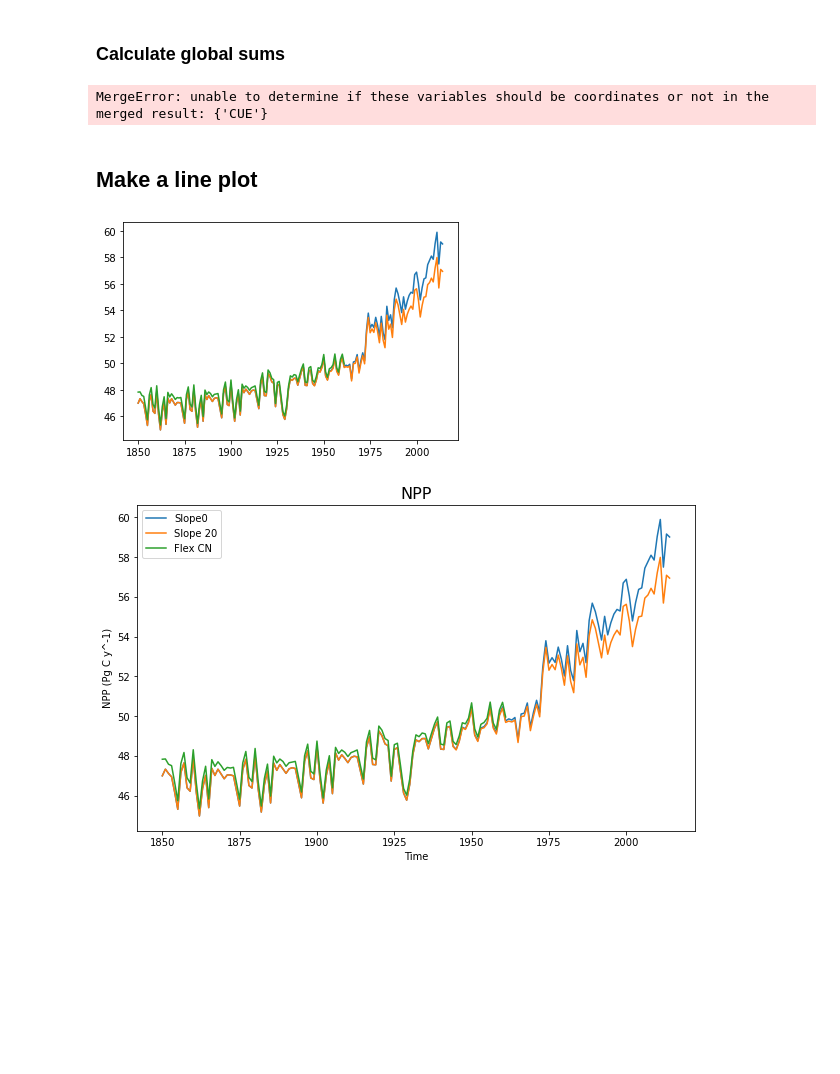
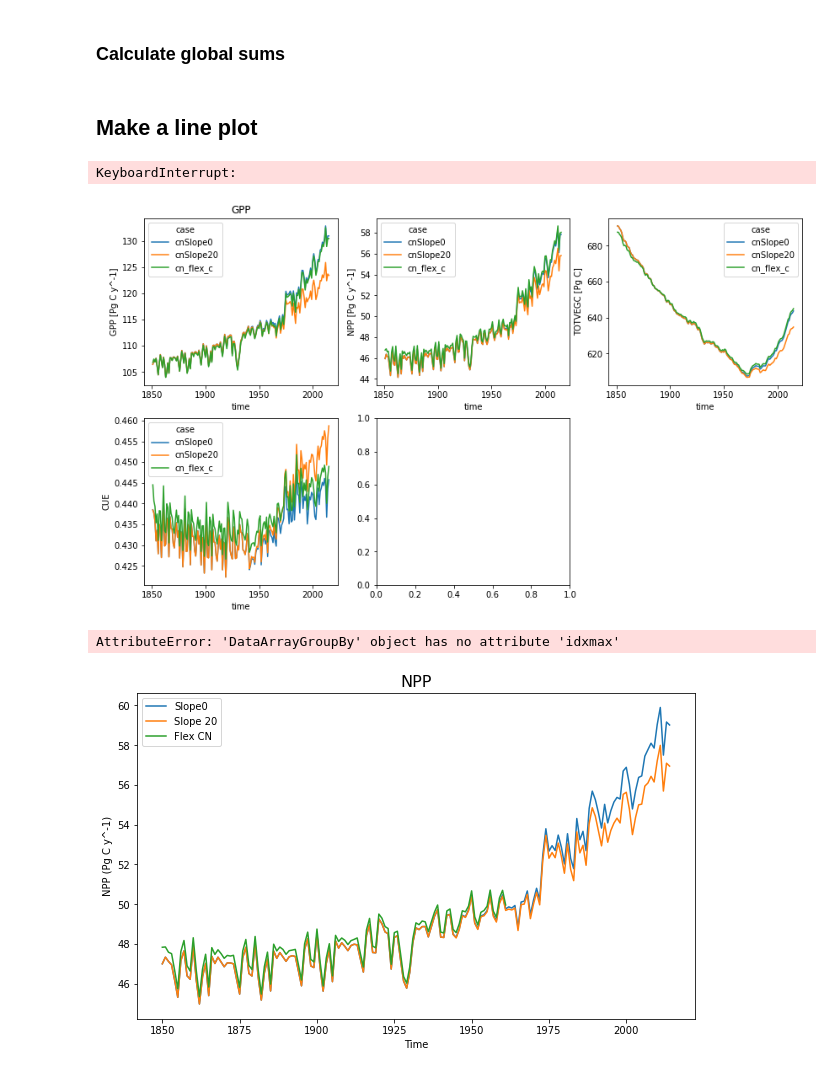
Before and after one commit to emhauser/Foliar-Stoichiometry_CO2, a Jupyter notebook: CN_CO2Global.ipynb, the cells around one changed output. Saved outputs shown, nothing was run; the diff lists cells and outputs as text; code cells hidden in the pictures; blank space fills up the shorter version.

```diff
--- a/CN_CO2Global.ipynb
+++ b/CN_CO2Global.ipynb
@@ -171,0 +135,8 @@ mean_dataset['CUE'] = mean_dataset.NPP/mean_dataset.GPP
+# %%
+# sets minimum GPP, here 10 gC/m2/y,
+# using a small value (> 0) prevents absure CUE calculations
+minGPP = 10.
+dsAnn['GPP'] = dsAnn.GPP.where(dsAnn.GPP.min('time') > minGPP)
+dsAnn['CUE'] = dsAnn.NPP / dsAnn.GPP
+dsAnn.CUE.isel(time=0, case=0).plot(robust=True)
+dsAnn.CUE.mean(['lat', 'lon']).isel(time=0).values
@@ -172,5 +157,11 @@ mean_dataset['CUE'] = mean_dataset.NPP/mean_dataset.GPP
 # %%
-## Check data
-##This looks good. Dimensions I think it should be.
-mean_dataset.CUE
+# only weight areas for grids with GPP>0
+landUp = LandDs.area * LandDs.landfrac * 1e6      # area in km2, not m2
+landUp = landUp.where(dsAnn.GPP.isel(case=0).min('time') > minGPP)
+landUp.attrs['units'] = 'm^2'
+
+# weighting for each grid cell
+area_wgt = (landUp / landUp.sum()).drop('case')
+area_wgt.plot()
+print('sum area_wgt = '+ str(area_wgt.sum().values) )
 # %% [output]
@@ -213,31 +171,45 @@ ValueError: supplied range of [-inf, inf] is not finite
 ### Calculate global sums
 # %%
 # ?? This could also be done regionally (see Paul's comments on google doc) ??
-mean_wgt = mean_dataset * landUp
-ann_glob = mean_wgt.sum(dim=('lat','lon')) * 1e-15 #convert to Pg/y
-ann_glob.attrs['units'] = 'Pg C y^-1'
+ann_glob = (dsAnn * landUp).sum(dim=('lat', 'lon'))
 
+## 1 mm water = 1 kg/m2,  1e-15 for kg to Tt,  1e-15 gC to PgC,
+# convert to Pg C/y, mm to Tt
+Cvars = ['GPP','NPP','TOTVEGC']
+for i in range(len(Cvars)):
+    ann_glob[Cvars[i]] = ann_glob[Cvars[i]] * 1e-15
+    if Cvars[i] == 'TOTVEGC':
+        ann_glob[Cvars[i]].attrs['units'] = 'Pg C'
+    else:
+        ann_glob[Cvars[i]].attrs['units'] = 'Pg C y^-1'
 
-mean_wgt2 = mean_dataset2 * landUp
-ann_glob2 = mean_wgt2.sum(dim=('lat','lon')) * 1e-15 #convert to Pg/y
-ann_glob2.attrs['units'] = 'Pg C y^-1'
-
-mean_wgt3 = mean_dataset3 * landUp
-ann_glob3 = mean_wgt3.sum(dim=('lat','lon')) * 1e-15 #convert to Pg/y
-ann_glob3.attrs['units'] = 'Pg C y^-1'
-print(ann_glob2)
+# area weighted mean
+ann_Awgt = (dsAnn * area_wgt).sum(dim=('lat', 'lon'))
-# %% [output]
-MergeError: unable to determine if these variables should be coordinates or not in the merged result: {'CUE'}
 # %% [markdown]
 ## Make a line plot
 # %%
 #quick plot , the `;` on the last line supresses text after executing the cell
-NPP = ann_glob.NPP
-NPP2 = ann_glob2.NPP
-NPP3 = ann_glob3.NPP
+plt.figure(figsize=(14,8))
 
-plt.plot(ann_glob.coords['time.year'], NPP, '-' );
-plt.plot(ann_glob2.coords['time.year'], NPP2, '-' );
-plt.plot(ann_glob3.coords['time.year'], NPP3, '-' );
+plt.subplot(2,3,1)
+ann_glob.GPP.plot(hue='case')
+plt.title('GPP')
+
+plt.subplot(232)
+ann_glob.NPP.plot(hue='case')
+
+plt.subplot(233)
+ann_glob.TOTVEGC.plot(hue='case')
+
+# Area weighting for CUE and LEAFCN
+plt.subplot(234)
+ann_Awgt.CUE.plot(hue='case')
+
+plt.subplot(235)
+ann_Awgt.EFLX_LH_TOT.plot(hue='case')
+
+plt.subplot(236)
+ann_Awgt.LEAFCN.plot(hue='case') ;
 # %% [output]
+KeyboardInterrupt:
-[figure, old version]
+[figure, new version]
@@ -244,3 +218,7 @@ plt.plot(ann_glob3.coords['time.year'], NPP3, '-' );
+# %%
+ds.ELAI.where(ds.GPP.groupby('time.year').idxmax('time'))
+# %% [output]
+AttributeError: 'DataArrayGroupBy' object has no attribute 'idxmax'
 # %%
 # Create a nicer figure
 fig = plt.figure(figsize=(10, 6))
```
Also changed, not shown: parts of 17 cells of this notebook.
